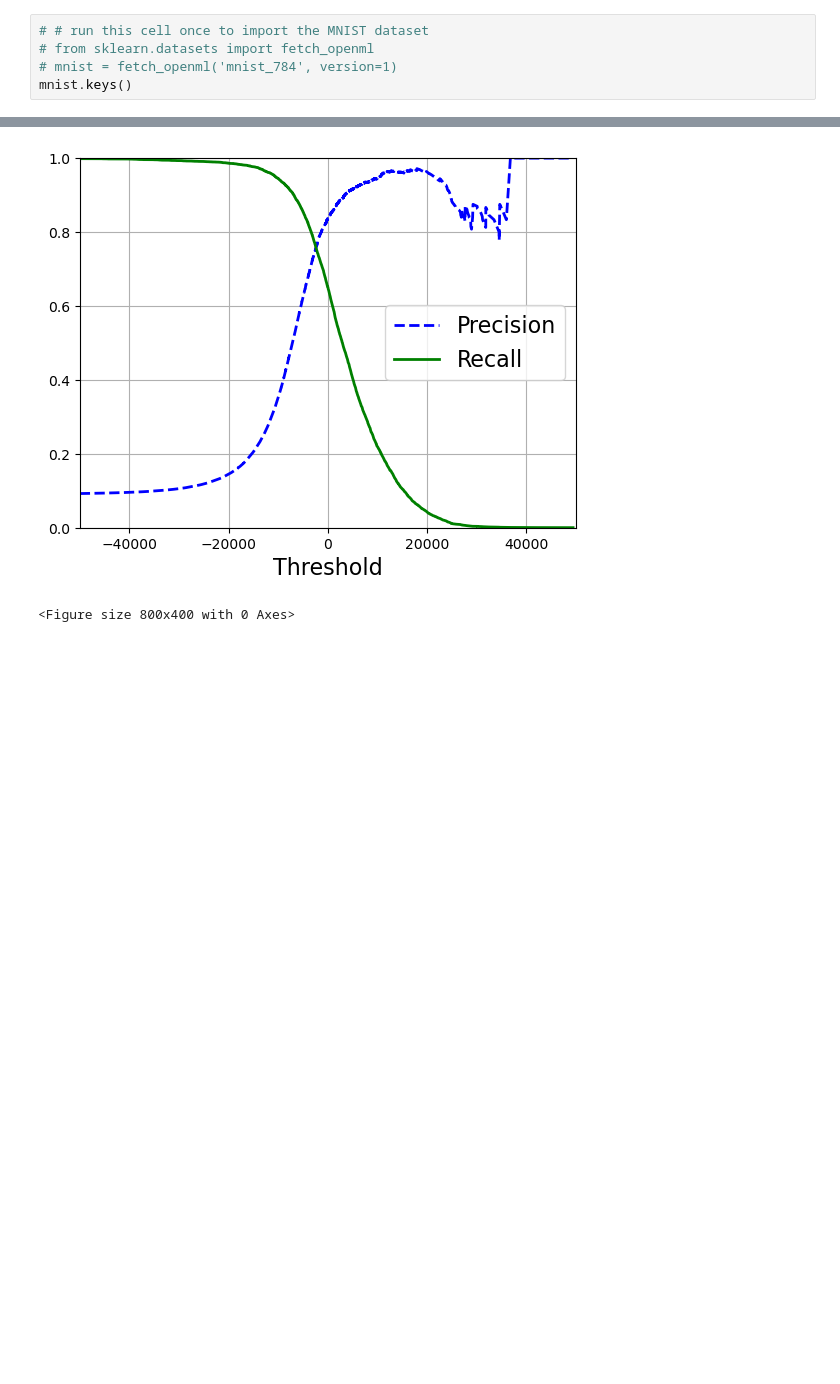
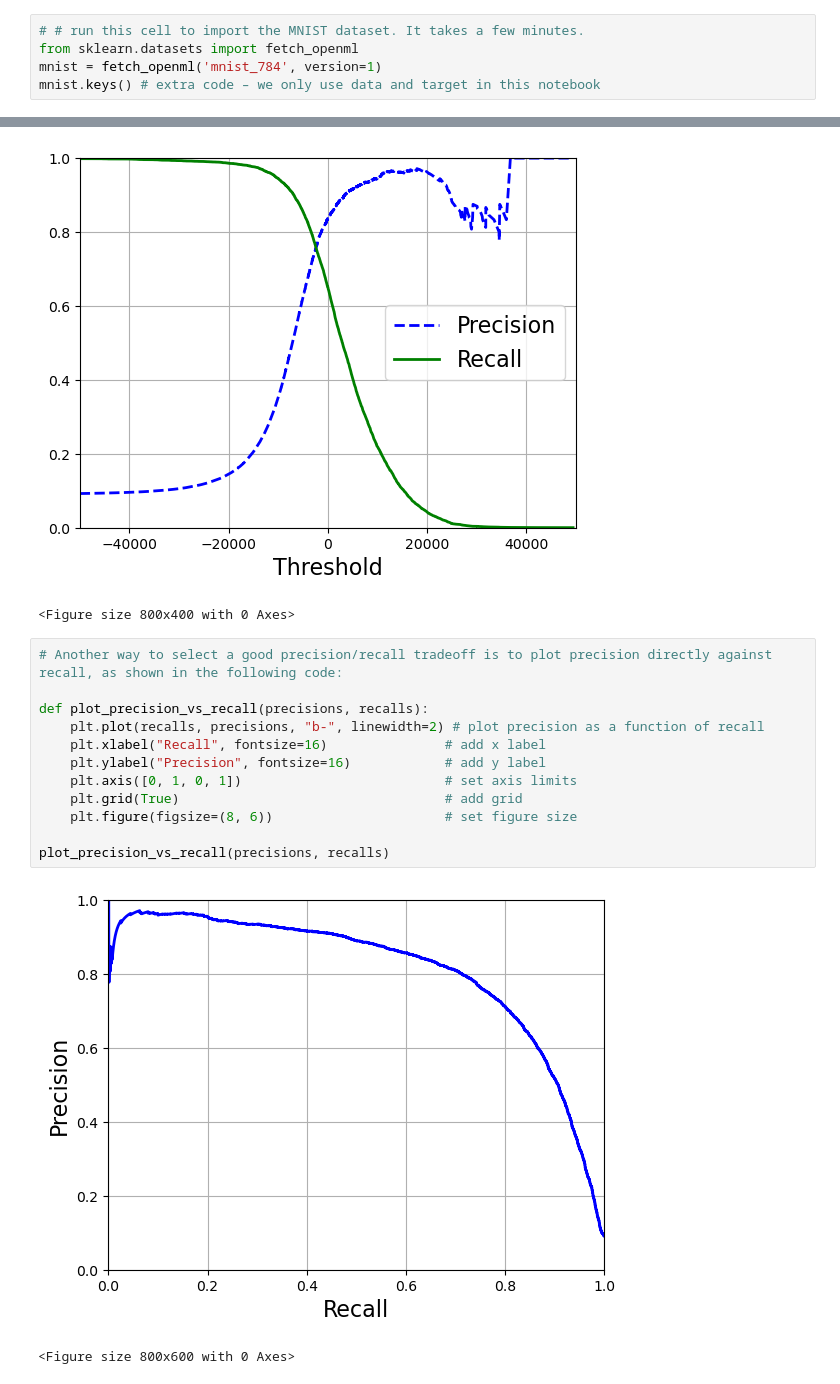
Before and after one commit to adameadows/Hands-on_ML_book_Adam, a Jupyter notebook: Chapter 3/Chapter 3.ipynb, the cells around one changed output, grey strips where cells are left out. Drawn from its saved outputs; the diff is of its cells as text; blank space fills up the shorter version.

```diff
--- a/Chapter 3/Chapter 3.ipynb
+++ b/Chapter 3/Chapter 3.ipynb
@@ -14,10 +14,10 @@ def save_fig(fig_id, tight_layout=True, fig_extension="png", resolution=300):
         plt.tight_layout()
     plt.savefig(path, format=fig_extension, dpi=resolution)
 # %%
-# # run this cell once to import the MNIST dataset
-# from sklearn.datasets import fetch_openml
-# mnist = fetch_openml('mnist_784', version=1)
-mnist.keys()
+# # run this cell to import the MNIST dataset. It takes a few minutes.
+from sklearn.datasets import fetch_openml
+mnist = fetch_openml('mnist_784', version=1)
+mnist.keys() # extra code – we only use data and target in this notebook
 # %% [output]
 dict_keys(['data', 'target', 'frame', 'categories', 'feature_names', 'target_names', 'DESCR', 'details', 'url'])
 # %%
@@ -199,3 +227,18 @@ plot_precision_recall_vs_threshold(precisions, recalls, thresholds)
 # %% [output]
 [figure]
 <Figure size 800x400 with 0 Axes>
+# %%
+# Another way to select a good precision/recall tradeoff is to plot precision directly against recall, as shown in the following code:
+
+def plot_precision_vs_recall(precisions, recalls):
+    plt.plot(recalls, precisions, "b-", linewidth=2) # plot precision as a function of recall
+    plt.xlabel("Recall", fontsize=16)               # add x label
+    plt.ylabel("Precision", fontsize=16)            # add y label
+    plt.axis([0, 1, 0, 1])                          # set axis limits
+    plt.grid(True)                                  # add grid
+    plt.figure(figsize=(8, 6))                      # set figure size
+
+plot_precision_vs_recall(precisions, recalls)
+# %% [output]
+[figure, added]
+<Figure size 800x600 with 0 Axes>
```
Also changed, not shown: parts of 22 cells of this notebook.
